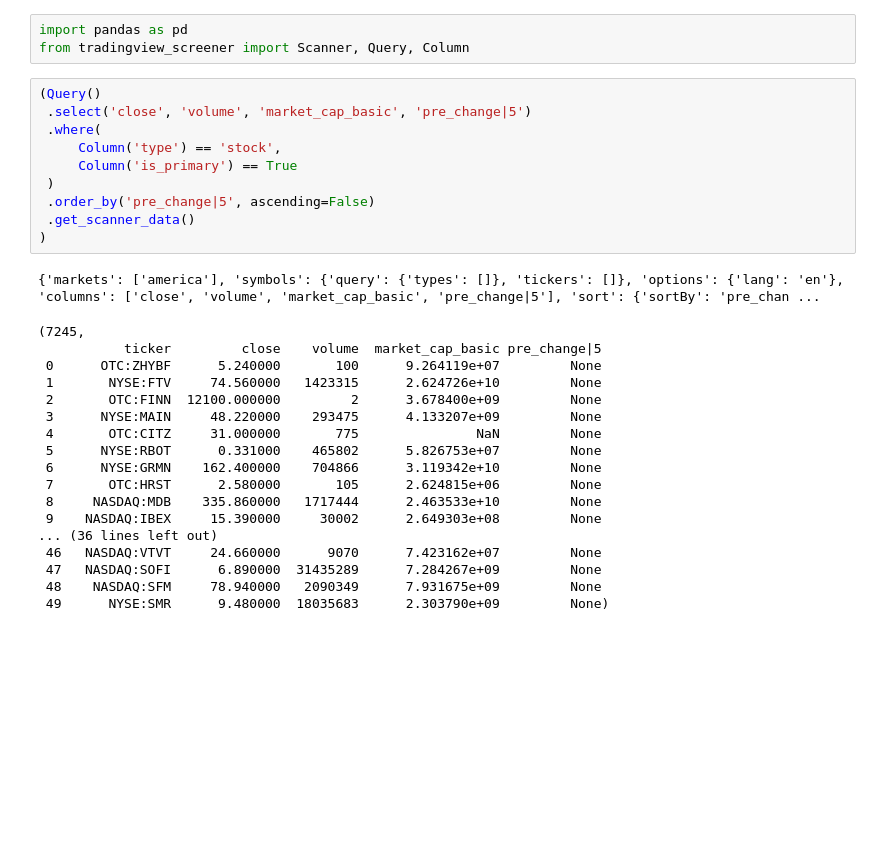
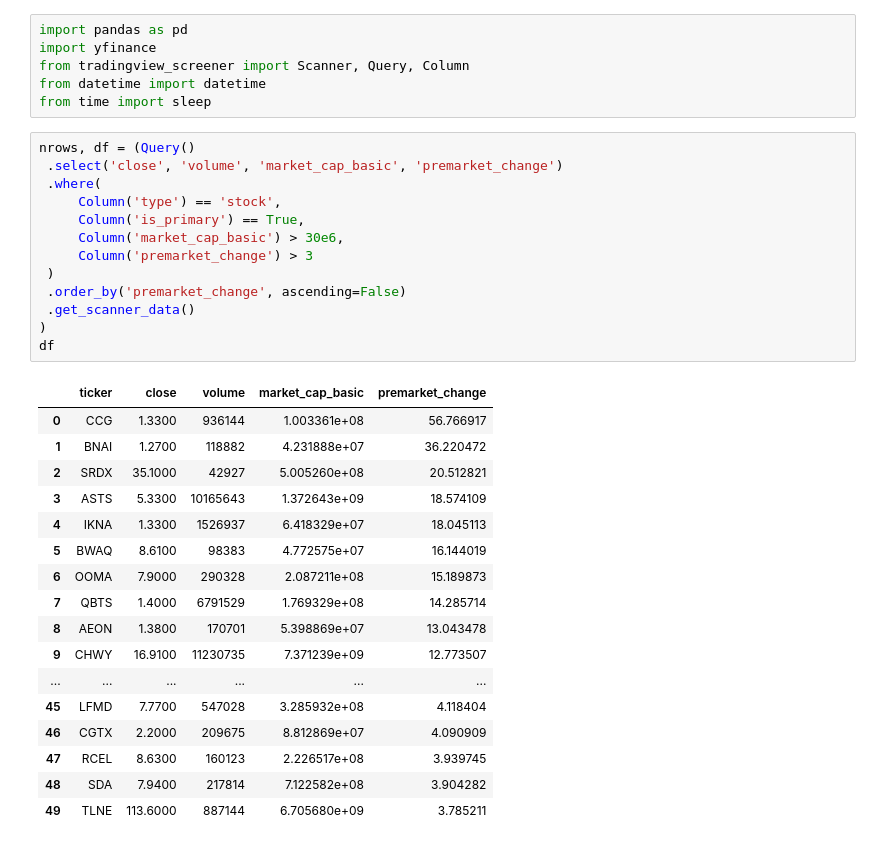
Before and after one commit to sinixy/screener, a Jupyter notebook: test.ipynb, the cells around one changed output. Saved outputs shown, nothing was run; the diff lists cells and outputs as text; blank space fills up the shorter version.

```diff
--- a/test.ipynb
+++ b/test.ipynb
@@ -1,32 +1,37 @@
 # %%
 import pandas as pd
+import yfinance
 from tradingview_screener import Scanner, Query, Column
+from datetime import datetime
+from time import sleep
 # %%
-(Query()
- .select('close', 'volume', 'market_cap_basic', 'pre_change|5')
+nrows, df = (Query()
+ .select('close', 'volume', 'market_cap_basic', 'premarket_change')
  .where(
      Column('type') == 'stock',
-     Column('is_primary') == True
+     Column('is_primary') == True,
+     Column('market_cap_basic') > 30e6,
+     Column('premarket_change') > 3
  )
- .order_by('pre_change|5', ascending=False)
+ .order_by('premarket_change', ascending=False)
  .get_scanner_data()
 )
+df
 # %% [output]
-{'markets': ['america'], 'symbols': {'query': {'types': []}, 'tickers': []}, 'options': {'lang': 'en'}, 'columns': ['close', 'volume', 'market_cap_basic', 'pre_change|5'], 'sort': {'sortBy': 'pre_chan ...
-(7245,
-           ticker         close    volume  market_cap_basic pre_change|5
- 0      OTC:ZHYBF      5.240000       100      9.264119e+07         None
- 1       NYSE:FTV     74.560000   1423315      2.624726e+10         None
- 2       OTC:FINN  12100.000000         2      3.678400e+09         None
- 3      NYSE:MAIN     48.220000    293475      4.133207e+09         None
- 4       OTC:CITZ     31.000000       775               NaN         None
- 5      NYSE:RBOT      0.331000    465802      5.826753e+07         None
- 6      NYSE:GRMN    162.400000    704866      3.119342e+10         None
- 7       OTC:HRST      2.580000       105      2.624815e+06         None
- 8     NASDAQ:MDB    335.860000   1717444      2.463533e+10         None
- 9    NASDAQ:IBEX     15.390000     30002      2.649303e+08         None
-... (36 lines left out)
- 46   NASDAQ:VTVT     24.660000      9070      7.423162e+07         None
- 47   NASDAQ:SOFI      6.890000  31435289      7.284267e+09         None
- 48    NASDAQ:SFM     78.940000   2090349      7.931675e+09         None
- 49      NYSE:SMR      9.480000  18035683      2.303790e+09         None)
+|  | ticker | close | volume | market_cap_basic | premarket_change |
+| 0 | CCG | 1.3300 | 936144 | 1.003361e+08 | 56.766917 |
+| 1 | BNAI | 1.2700 | 118882 | 4.231888e+07 | 36.220472 |
+| 2 | SRDX | 35.1000 | 42927 | 5.005260e+08 | 20.512821 |
+| 3 | ASTS | 5.3300 | 10165643 | 1.372643e+09 | 18.574109 |
+| 4 | IKNA | 1.3300 | 1526937 | 6.418329e+07 | 18.045113 |
+| 5 | BWAQ | 8.6100 | 98383 | 4.772575e+07 | 16.144019 |
+| 6 | OOMA | 7.9000 | 290328 | 2.087211e+08 | 15.189873 |
+| 7 | QBTS | 1.4000 | 6791529 | 1.769329e+08 | 14.285714 |
+| 8 | AEON | 1.3800 | 170701 | 5.398869e+07 | 13.043478 |
+| 9 | CHWY | 16.9100 | 11230735 | 7.371239e+09 | 12.773507 |
+| ... | ... | ... | ... | ... | ... |
+| 45 | LFMD | 7.7700 | 547028 | 3.285932e+08 | 4.118404 |
+| 46 | CGTX | 2.2000 | 209675 | 8.812869e+07 | 4.090909 |
+| 47 | RCEL | 8.6300 | 160123 | 2.226517e+08 | 3.939745 |
+| 48 | SDA | 7.9400 | 217814 | 7.122582e+08 | 3.904282 |
+| 49 | TLNE | 113.6000 | 887144 | 6.705680e+09 | 3.785211 |
```
Also changed, not shown: parts of 3 cells of this notebook, 3 other files.
